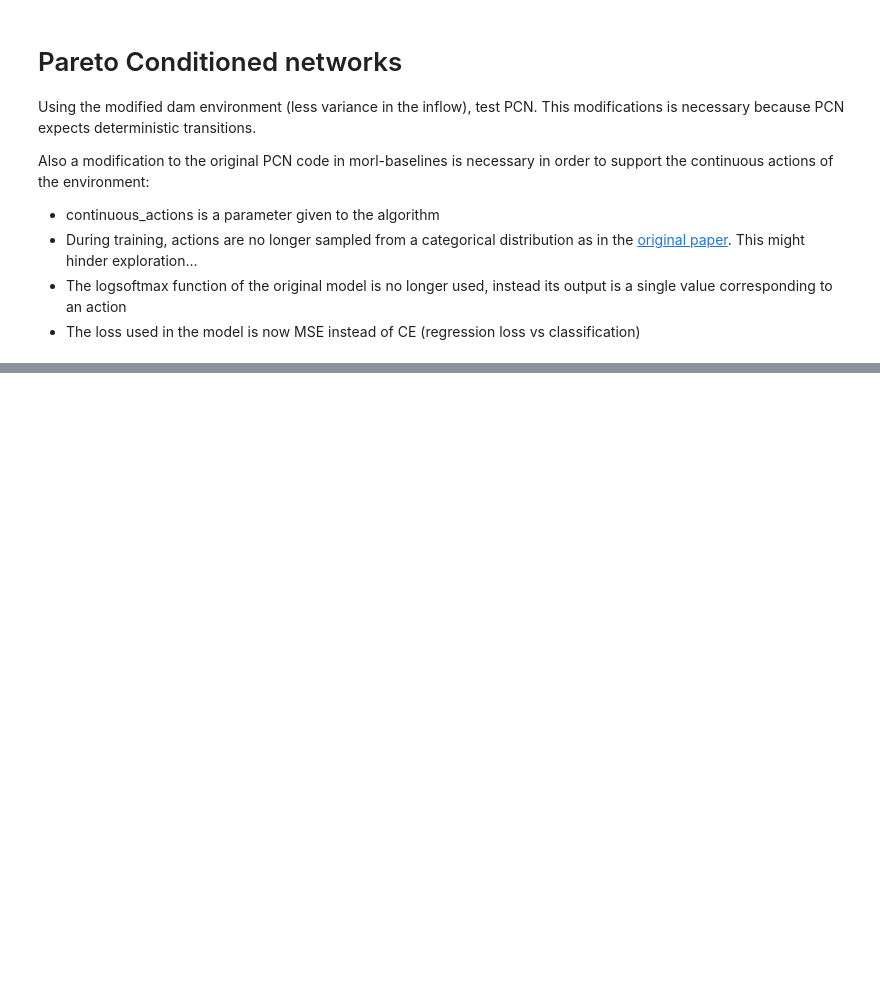
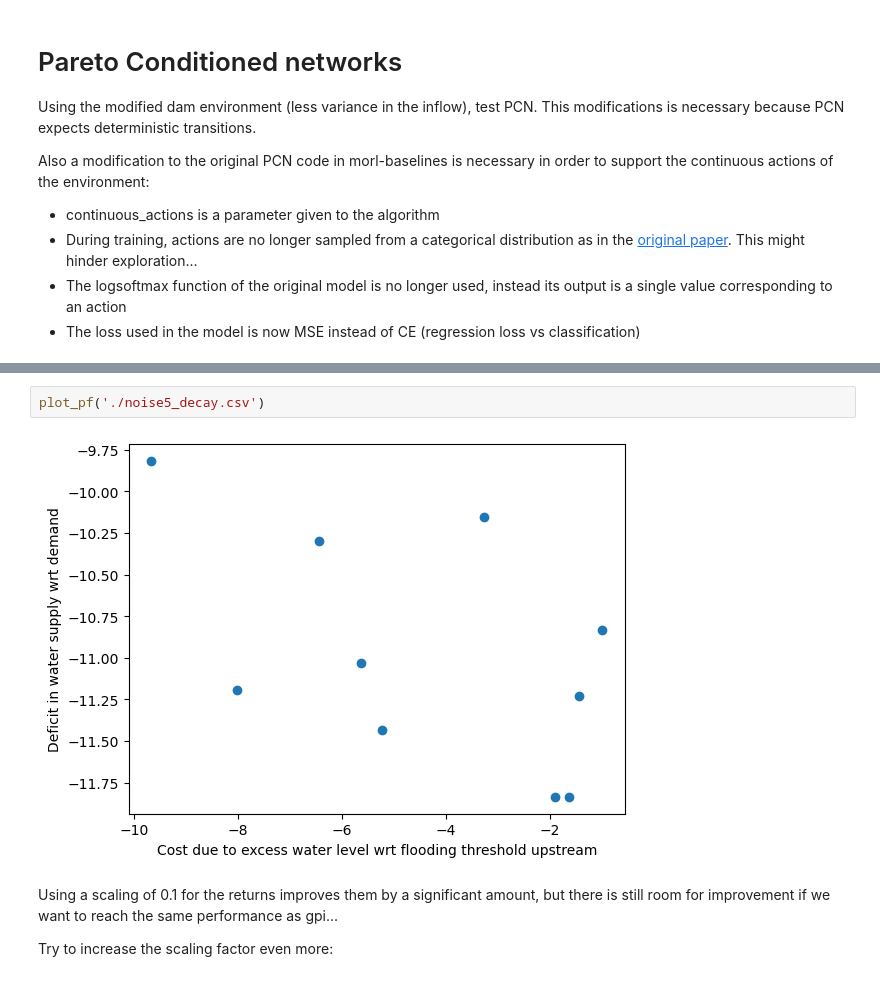
Before and after one commit to liammertens/water-resource-management, a Jupyter notebook: PCN/main.ipynb, the cells around one changed output, grey strips where cells are left out. Saved outputs shown, nothing was run; the diff lists cells and outputs as text; blank space fills up the shorter version.

```diff
--- a/PCN/main.ipynb
+++ b/PCN/main.ipynb
@@ -83,0 +238,8 @@ Stopped training at 30% mark because no improvement is seen...
+# %%
+plot_pf('./noise5_decay.csv')
+# %% [output]
+[figure, added]
+# %% [markdown]
+Using a scaling of 0.1 for the returns improves them by a significant amount, but there is still room for improvement if we want to reach the same performance as gpi...
+
+Try to increase the scaling factor even more:
```
Also changed, not shown: parts of 12 cells of this notebook, 5 other files.
